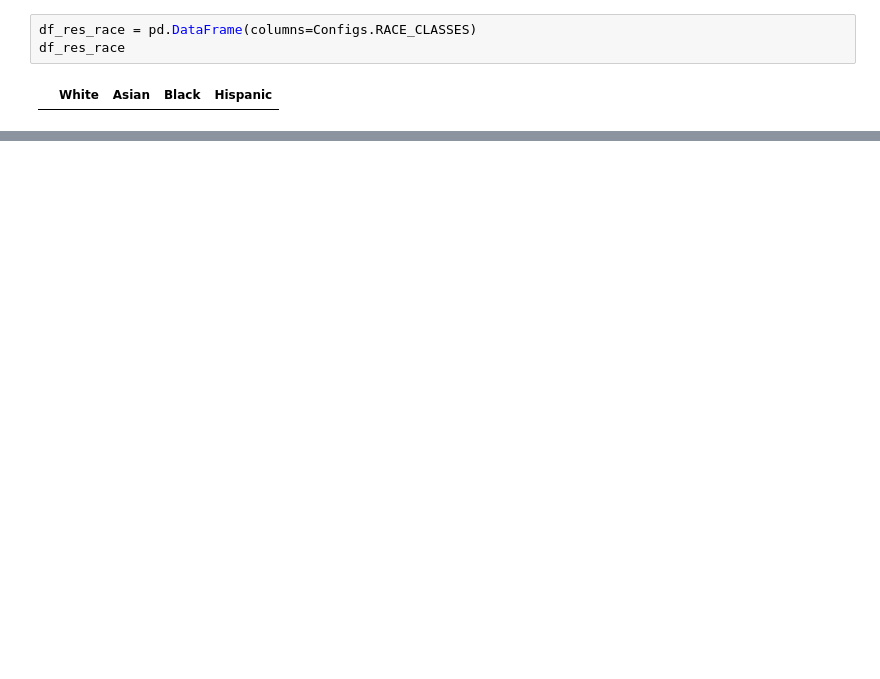
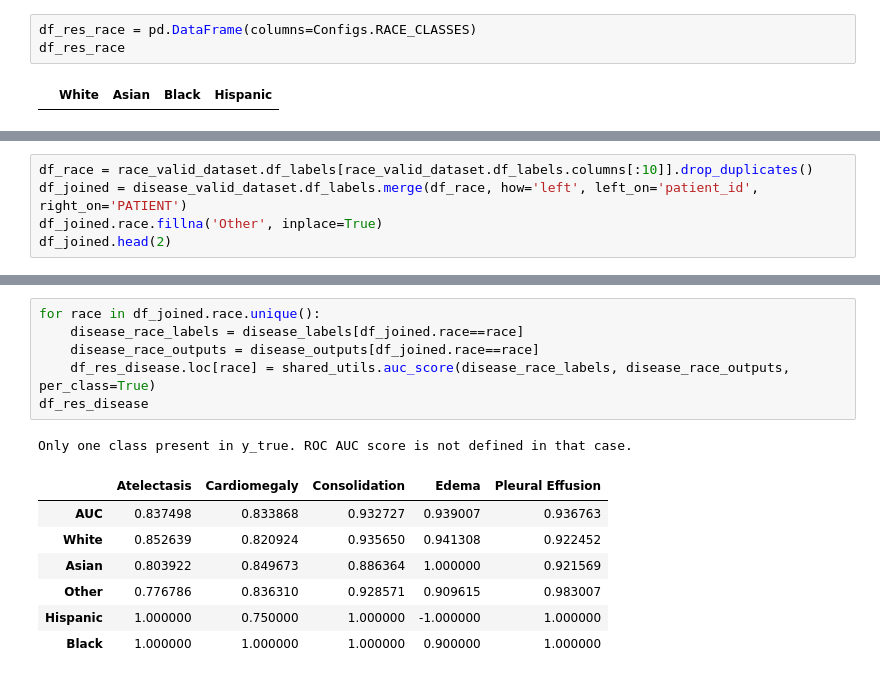
Before and after one commit to SharonPeled/racial-effect-in-radiographs-interpretation, a Jupyter notebook: evaluation.ipynb, the cells around one changed output, grey strips where cells are left out. Cells and saved outputs as stored; diff of their text form; blank space fills up the shorter version.

```diff
--- a/evaluation.ipynb
+++ b/evaluation.ipynb
@@ -181,0 +208,5 @@ RuntimeError: Error(s) in loading state_dict for Sequential:
+# %%
+df_race = race_valid_dataset.df_labels[race_valid_dataset.df_labels.columns[:10]].drop_duplicates()
+df_joined = disease_valid_dataset.df_labels.merge(df_race, how='left', left_on='patient_id', right_on='PATIENT')
+df_joined.race.fillna('Other', inplace=True)
+df_joined.head(2)
@@ -181,0 +226,15 @@ RuntimeError: Error(s) in loading state_dict for Sequential:
+# %%
+for race in df_joined.race.unique():
+    disease_race_labels = disease_labels[df_joined.race==race]
+    disease_race_outputs = disease_outputs[df_joined.race==race]
+    df_res_disease.loc[race] = shared_utils.auc_score(disease_race_labels, disease_race_outputs, per_class=True)
+df_res_disease
+# %% [output]
+Only one class present in y_true. ROC AUC score is not defined in that case.
+|  | Atelectasis | Cardiomegaly | Consolidation | Edema | Pleural Effusion |
+| AUC | 0.837498 | 0.833868 | 0.932727 | 0.939007 | 0.936763 |
+| White | 0.852639 | 0.820924 | 0.935650 | 0.941308 | 0.922452 |
+| Asian | 0.803922 | 0.849673 | 0.886364 | 1.000000 | 0.921569 |
+| Other | 0.776786 | 0.836310 | 0.928571 | 0.909615 | 0.983007 |
+| Hispanic | 1.000000 | 0.750000 | 1.000000 | -1.000000 | 1.000000 |
+| Black | 1.000000 | 1.000000 | 1.000000 | 0.900000 | 1.000000 |
```
Also changed, not shown: parts of 15 cells of this notebook.
